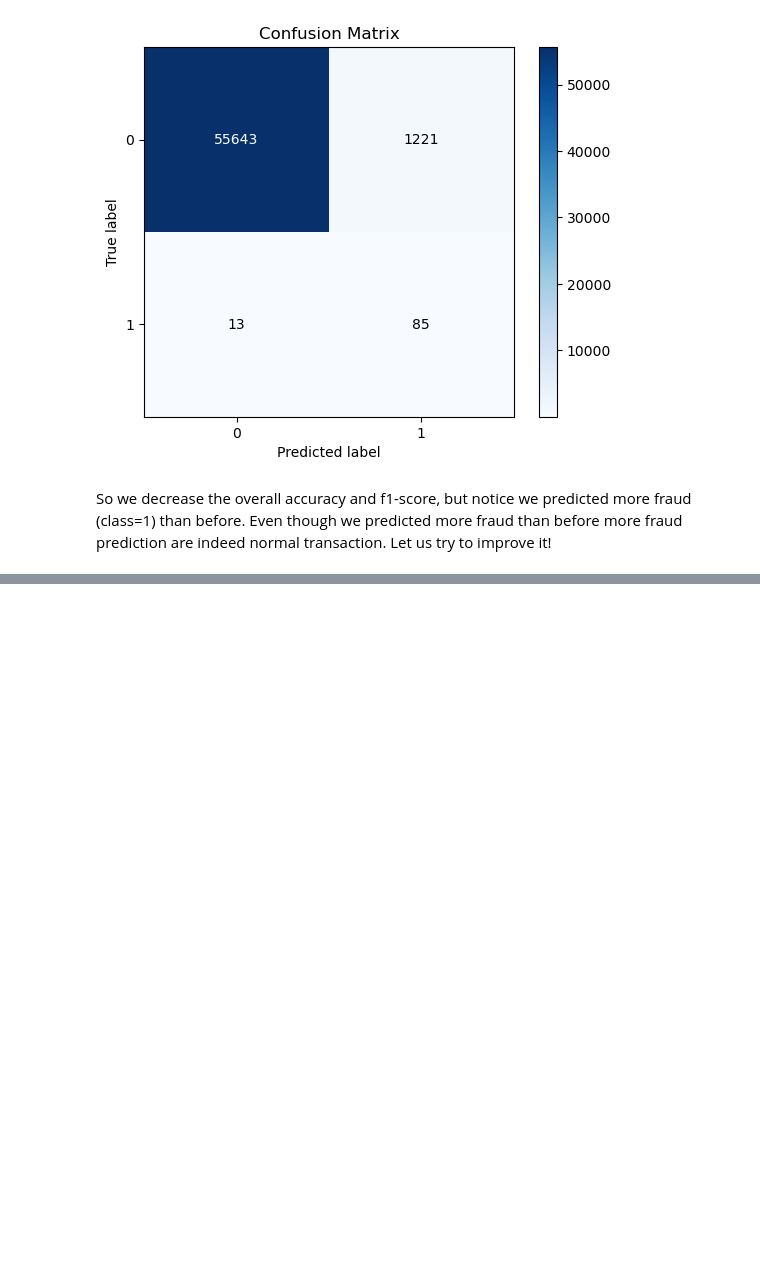
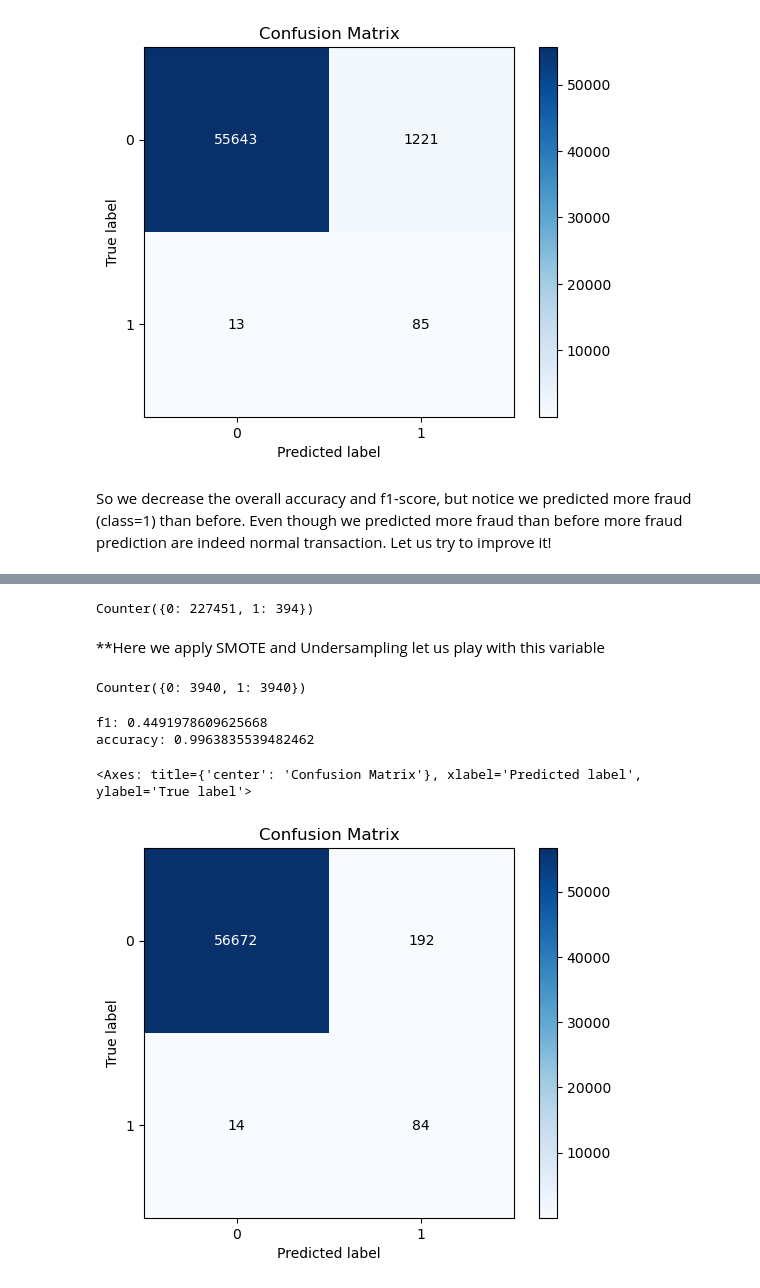
Before and after one commit to robertofuentesr/Useful_python_functions_ML, a Jupyter notebook: (2) Predicting_a_binary classifier/(5) Imbalanced Datasets __ Part 2 Under Sampling.ipynb, the cells around one changed output, grey strips where cells are left out. Drawn from its saved outputs; the diff is of its cells as text; code cells hidden in the pictures; blank space fills up the shorter version.

```diff
--- a/(2) Predicting_a_binary classifier/(5) Imbalanced Datasets __ Part 2 Under Sampling.ipynb
+++ b/(2) Predicting_a_binary classifier/(5) Imbalanced Datasets __ Part 2 Under Sampling.ipynb
@@ -72,13 +73,13 @@ X = X_full.copy()
 X.drop([column_to_predict], axis=1, inplace=True)
 
 # notice we use stratify
-X, X_test, y, y_test = train_test_split(X, y, train_size=0.8, test_size=0.2,
+X_train_full, X_test, y_train_full, y_test = train_test_split(X, y, train_size=0.8, test_size=0.2,
                                                 random_state=0,stratify=y)
 
 ###################### this step is to simplify life later on ########################
 # we do this because we shouldn't ever play with the testing set. We do the just undersampling on the
 # train data
-new_X_full_train = pd.concat([X,y],axis=1)
+new_X_full_train = pd.concat([X_train_full,y_train_full],axis=1)
 #new_X_full_train
 # %%
 def is_imba(y):
@@ -200,0 +216,26 @@ So we decrease the overall accuracy and f1-score, but notice we predicted more f
+# %%
+# remember
+Counter(y_train_full)
+# %% [output]
+Counter({0: 227451, 1: 394})
+# %% [markdown]
+**Here we apply SMOTE and Undersampling let us play with this variable
+# %%
+over = SMOTE(sampling_strategy = 1)
+under = RandomUnderSampler(sampling_strategy = 0.1)
+
+steps = [('under', under),('over', over)]
+pipeline = Pipeline(steps=steps)
+X, y = pipeline.fit_resample(X_train_full,y_train_full)
+# %% [output]
+Counter({0: 3940, 1: 3940})
+# %%
+y_proba, y_pred = fit_model(X,y,X_test=X_test)
+print(f"f1: {f1_score(y_test, y_pred)}")
+print(f"accuracy: {accuracy_score(y_test, y_pred)}")
+skplt.metrics.plot_confusion_matrix(y_test, y_pred)
+# %% [output]
+f1: 0.4491978609625668
+accuracy: 0.9963835539482462
+<Axes: title={'center': 'Confusion Matrix'}, xlabel='Predicted label', ylabel='True label'>
+[figure, added]
```
Also changed, not shown: parts of 12 cells of this notebook.
